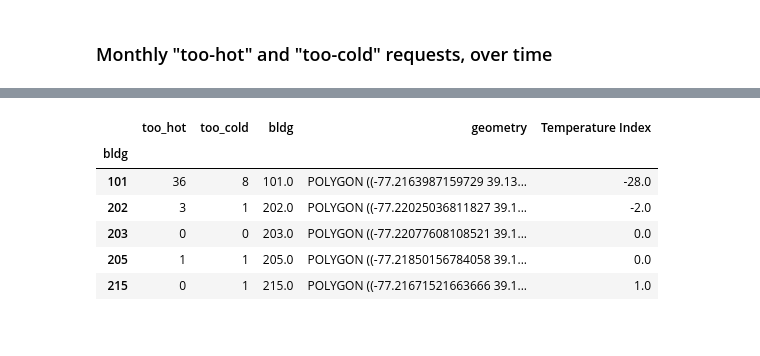
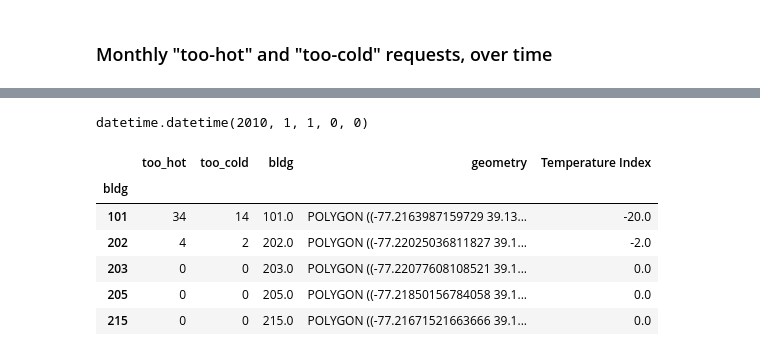
Before and after one commit to MasterScott/nestor, a Jupyter notebook: docs/notebooks/hvac_case_study.ipynb, the cells around one changed output, grey strips where cells are left out. Cells and saved outputs as stored; diff of their text form; code cells hidden in the pictures.

Commit message:
fixed hvac case study size (time slice)

```diff
--- a/docs/notebooks/hvac_case_study.ipynb
+++ b/docs/notebooks/hvac_case_study.ipynb
@@ -188,38 +205,42 @@ temp_curves.opts(temp_curve_spec)#*hv.VLine(times[5])
 # %% [output]
 [interactive output not drawn]
+# %%
+pd.datetime(2010, 1, 1)
+# %% [output]
+datetime.datetime(2010, 1, 1, 0, 0)
 # %%
 import geopandas as gpd
 nist_df = gpd.read_file(str(data_dir/'nist_map.geojson')).set_index('bldg', drop=False)
 nist_df.index = nist_df.index.astype(str)
 samp = ['too_cold', 'too_hot']
 sample_tag = tag_df.loc[:,(slice(None), samp)]
 sample_tag.columns = sample_tag.columns.droplevel(0)
 
 bldg_col = df.LOCATION.str.split('-').str[0].astype('category')
 sample_tag = pd.concat([sample_tag, bldg_col], axis=1)
 sample_tag = sample_tag.set_index(idx_col).sort_index()
 sample_tag.rename({'LOCATION':'bldg'}, axis='columns', inplace=True)
 
-times = sample_tag.resample('1QS').sum().index
+times = sample_tag.loc['2010-1-1':'2012-1-1'].resample('1QS').sum().index
 # pd.concat([sample_tag.loc[times[0]:times[1]].groupby('bldg').sum(), nist_df], axis=1).dropna()
 
 def get_bldg_temp(n):
     data = gpd.GeoDataFrame(pd.concat([sample_tag.loc[times[n]:times[n+1]].groupby('bldg').sum(),
                       nist_df],
                      axis=1).dropna())
     data['Temperature Index'] = np.tanh((data['too_cold'].sum()+data['too_hot'].sum())/20)*\
     (data['too_cold'] - data['too_hot'])
     return data
 # np.tanh((data['too_cold'].sum()+data['too_hot'].sum())/20)*\
 get_bldg_temp(1).head()
 # %% [output]
 |  | too_hot | too_cold | bldg | geometry | Temperature Index |
 | bldg |  |  |  |  |  |
-| 101 | 36 | 8 | 101.0 | POLYGON ((-77.2163987159729 39.13... | -28.0 |
-| 202 | 3 | 1 | 202.0 | POLYGON ((-77.22025036811827 39.1... | -2.0 |
+| 101 | 34 | 14 | 101.0 | POLYGON ((-77.2163987159729 39.13... | -20.0 |
+| 202 | 4 | 2 | 202.0 | POLYGON ((-77.22025036811827 39.1... | -2.0 |
 | 203 | 0 | 0 | 203.0 | POLYGON ((-77.22077608108521 39.1... | 0.0 |
-| 205 | 1 | 1 | 205.0 | POLYGON ((-77.21850156784058 39.1... | 0.0 |
-| 215 | 0 | 1 | 215.0 | POLYGON ((-77.21671521663666 39.1... | 1.0 |
+| 205 | 0 | 0 | 205.0 | POLYGON ((-77.21850156784058 39.1... | 0.0 |
+| 215 | 0 | 0 | 215.0 | POLYGON ((-77.21671521663666 39.1... | 0.0 |
 # %%
 from bokeh.palettes import Viridis10, Category10_6, RdBu10
 from bokeh.models.mappers import LinearColorMapper
```
Also changed, not shown: parts of 2 cells of this notebook.
